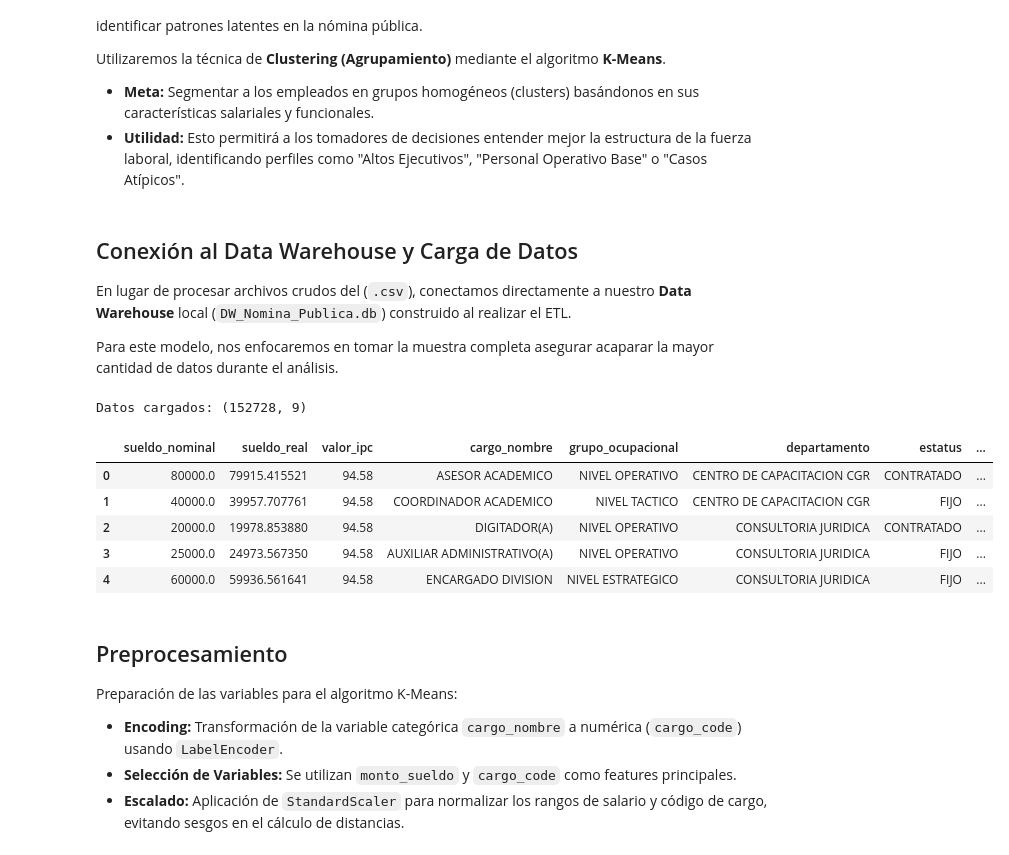
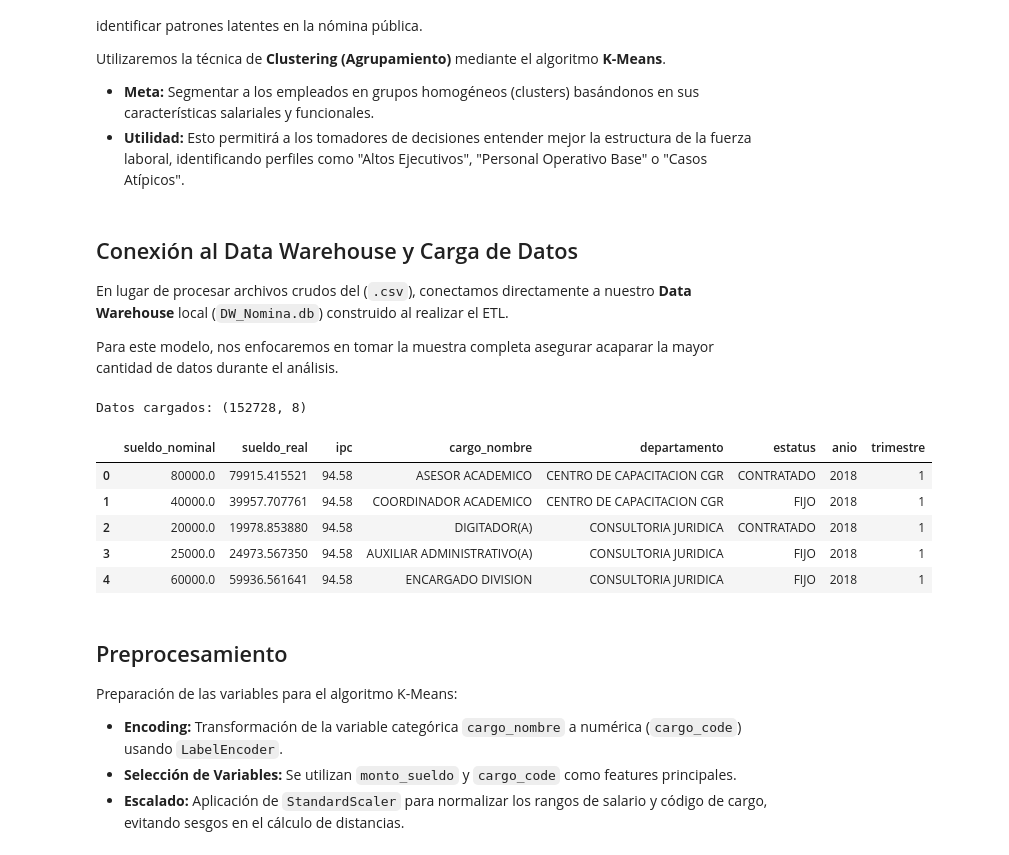
Before and after one commit to TZeik/icc321-2025-final, a Jupyter notebook: modelo_mineria.ipynb, the cells around one changed output. Cells and saved outputs as stored; diff of their text form; code cells hidden in the pictures.

Commit message:
ETL & DW Design - Fixed Departamento & Funcion ETL - Added new attributes to 'TIEMPO' dimension - Added renamed fact table metrics - Re-trained Data Mining Model

```diff
--- a/modelo_mineria.ipynb
+++ b/modelo_mineria.ipynb
@@ -19,46 +19,45 @@ import seaborn as sns
 import matplotlib.pyplot as plt
 # %% [markdown]
 ## Conexión al Data Warehouse y Carga de Datos
-En lugar de procesar archivos crudos del (`.csv`), conectamos directamente a nuestro **Data Warehouse** local (`DW_Nomina_Publica.db`) construido al realizar el ETL.
+En lugar de procesar archivos crudos del (`.csv`), conectamos directamente a nuestro **Data Warehouse** local (`DW_Nomina.db`) construido al realizar el ETL.
 
 Para este modelo, nos enfocaremos en tomar la muestra completa asegurar acaparar la mayor cantidad de datos durante el análisis.
 # %%
 # Conexión al DW
 db_name = 'DW_Nomina.db'
 conn = sqlite3.connect(db_name)
 
 query = """
 SELECT
-    f.monto_sueldo as sueldo_nominal,
-    f.sueldo_real,
-    f.valor_ipc,
+    f.monto_sueldo_nominal_bruto as sueldo_nominal,
+    f.monto_sueldo_poder_adquisitivo_real as sueldo_real,
+    f.indice_precios_consumidor_base_2020 as ipc,
     c.cargo_nombre,
-    c.grupo_ocupacional,
     o.departamento,
     e.descripcion_estatus as estatus,
     t.anio,
     t.trimestre
 FROM FACT_NOMINA f
 JOIN DIM_CARGO c ON f.KEY_CARGO = c.KEY_CARGO
 JOIN DIM_ORGANIZACION o ON f.KEY_ORGANIZACION = o.KEY_ORGANIZACION
 JOIN DIM_TIEMPO t ON f.KEY_TIEMPO = t.KEY_TIEMPO
 JOIN DIM_ESTATUS e ON f.KEY_ESTATUS = e.KEY_ESTATUS
 WHERE t.anio >= 2018
 """
 
 df_model = pd.read_sql(query, conn)
 conn.close()
 
 print(f"Datos cargados: {df_model.shape}")
 display(df_model.head())
 # %% [output]
-Datos cargados: (152728, 9)
+Datos cargados: (152728, 8)
-|  | sueldo_nominal | sueldo_real | valor_ipc | cargo_nombre | grupo_ocupacional | departamento | estatus | ... |
-| 0 | 80000.0 | 79915.415521 | 94.58 | ASESOR ACADEMICO | NIVEL OPERATIVO | CENTRO DE CAPACITACION CGR | CONTRATADO | ... |
-| 1 | 40000.0 | 39957.707761 | 94.58 | COORDINADOR ACADEMICO | NIVEL TACTICO | CENTRO DE CAPACITACION CGR | FIJO | ... |
-| 2 | 20000.0 | 19978.853880 | 94.58 | DIGITADOR(A) | NIVEL OPERATIVO | CONSULTORIA JURIDICA | CONTRATADO | ... |
-| 3 | 25000.0 | 24973.567350 | 94.58 | AUXILIAR ADMINISTRATIVO(A) | NIVEL OPERATIVO | CONSULTORIA JURIDICA | FIJO | ... |
-| 4 | 60000.0 | 59936.561641 | 94.58 | ENCARGADO DIVISION | NIVEL ESTRATEGICO | CONSULTORIA JURIDICA | FIJO | ... |
+|  | sueldo_nominal | sueldo_real | ipc | cargo_nombre | departamento | estatus | anio | trimestre |
+| 0 | 80000.0 | 79915.415521 | 94.58 | ASESOR ACADEMICO | CENTRO DE CAPACITACION CGR | CONTRATADO | 2018 | 1 |
+| 1 | 40000.0 | 39957.707761 | 94.58 | COORDINADOR ACADEMICO | CENTRO DE CAPACITACION CGR | FIJO | 2018 | 1 |
+| 2 | 20000.0 | 19978.853880 | 94.58 | DIGITADOR(A) | CONSULTORIA JURIDICA | CONTRATADO | 2018 | 1 |
+| 3 | 25000.0 | 24973.567350 | 94.58 | AUXILIAR ADMINISTRATIVO(A) | CONSULTORIA JURIDICA | FIJO | 2018 | 1 |
+| 4 | 60000.0 | 59936.561641 | 94.58 | ENCARGADO DIVISION | CONSULTORIA JURIDICA | FIJO | 2018 | 1 |
 # %% [markdown]
 ## Preprocesamiento
 Preparación de las variables para el algoritmo K-Means:
```
Also changed, not shown: parts of 7 cells of this notebook, 7 other files.
